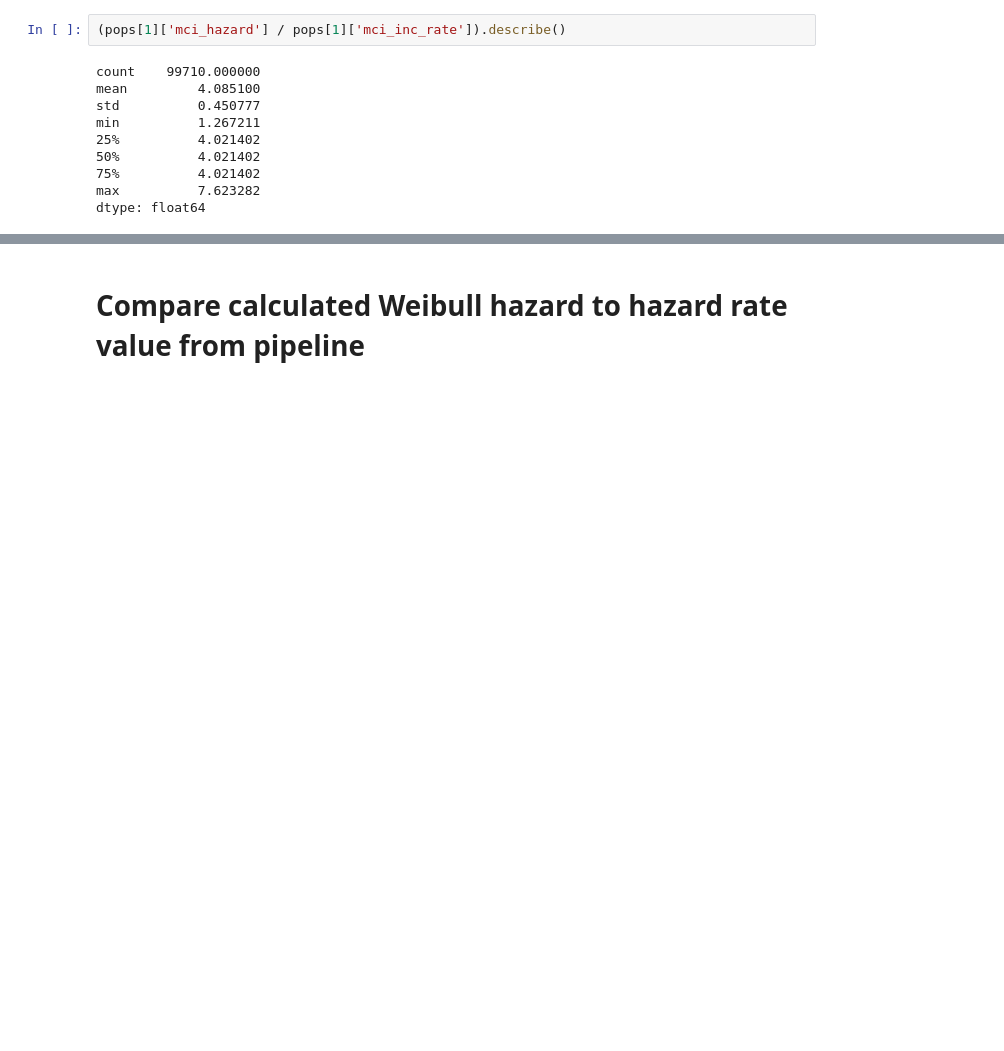
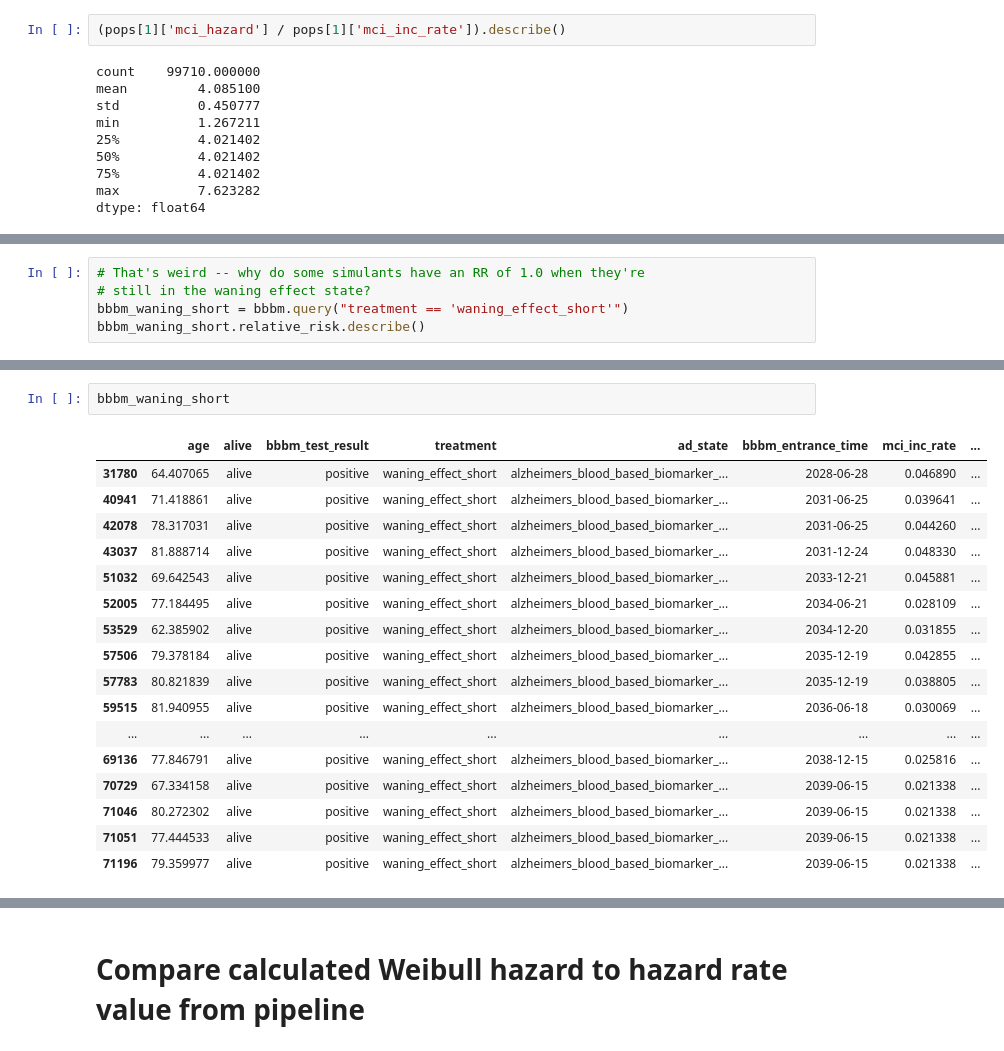
Before and after one commit to ihmeuw/vivarium_research_alzheimers, a Jupyter notebook: verification_and_validation/2025_10_20_model7.0_interactive_sim.ipynb, the cells around one changed output, grey strips where cells are left out. Cells and saved outputs as stored; diff of their text form; blank space fills up the shorter version.

```diff
--- a/verification_and_validation/2025_10_20_model7.0_interactive_sim.ipynb
+++ b/verification_and_validation/2025_10_20_model7.0_interactive_sim.ipynb
@@ -728,0 +851,5 @@ array([0.52751591])
+# %%
+# That's weird -- why do some simulants have an RR of 1.0 when they're
+# still in the waning effect state?
+bbbm_waning_short = bbbm.query("treatment == 'waning_effect_short'")
+bbbm_waning_short.relative_risk.describe()
@@ -728,0 +875,20 @@ array([0.52751591])
+# %%
+bbbm_waning_short
+# %% [output]
+|  | age | alive | bbbm_test_result | treatment | ad_state | bbbm_entrance_time | mci_inc_rate | ... |
+| 31780 | 64.407065 | alive | positive | waning_effect_short | alzheimers_blood_based_biomarker_... | 2028-06-28 | 0.046890 | ... |
+| 40941 | 71.418861 | alive | positive | waning_effect_short | alzheimers_blood_based_biomarker_... | 2031-06-25 | 0.039641 | ... |
+| 42078 | 78.317031 | alive | positive | waning_effect_short | alzheimers_blood_based_biomarker_... | 2031-06-25 | 0.044260 | ... |
+| 43037 | 81.888714 | alive | positive | waning_effect_short | alzheimers_blood_based_biomarker_... | 2031-12-24 | 0.048330 | ... |
+| 51032 | 69.642543 | alive | positive | waning_effect_short | alzheimers_blood_based_biomarker_... | 2033-12-21 | 0.045881 | ... |
+| 52005 | 77.184495 | alive | positive | waning_effect_short | alzheimers_blood_based_biomarker_... | 2034-06-21 | 0.028109 | ... |
+| 53529 | 62.385902 | alive | positive | waning_effect_short | alzheimers_blood_based_biomarker_... | 2034-12-20 | 0.031855 | ... |
+| 57506 | 79.378184 | alive | positive | waning_effect_short | alzheimers_blood_based_biomarker_... | 2035-12-19 | 0.042855 | ... |
+| 57783 | 80.821839 | alive | positive | waning_effect_short | alzheimers_blood_based_biomarker_... | 2035-12-19 | 0.038805 | ... |
+| 59515 | 81.940955 | alive | positive | waning_effect_short | alzheimers_blood_based_biomarker_... | 2036-06-18 | 0.030069 | ... |
+| ... | ... | ... | ... | ... | ... | ... | ... | ... |
+| 69136 | 77.846791 | alive | positive | waning_effect_short | alzheimers_blood_based_biomarker_... | 2038-12-15 | 0.025816 | ... |
+| 70729 | 67.334158 | alive | positive | waning_effect_short | alzheimers_blood_based_biomarker_... | 2039-06-15 | 0.021338 | ... |
+| 71046 | 80.272302 | alive | positive | waning_effect_short | alzheimers_blood_based_biomarker_... | 2039-06-15 | 0.021338 | ... |
+| 71051 | 77.444533 | alive | positive | waning_effect_short | alzheimers_blood_based_biomarker_... | 2039-06-15 | 0.021338 | ... |
+| 71196 | 79.359977 | alive | positive | waning_effect_short | alzheimers_blood_based_biomarker_... | 2039-06-15 | 0.021338 | ... |
```
Also changed, not shown: parts of 75 cells of this notebook.
